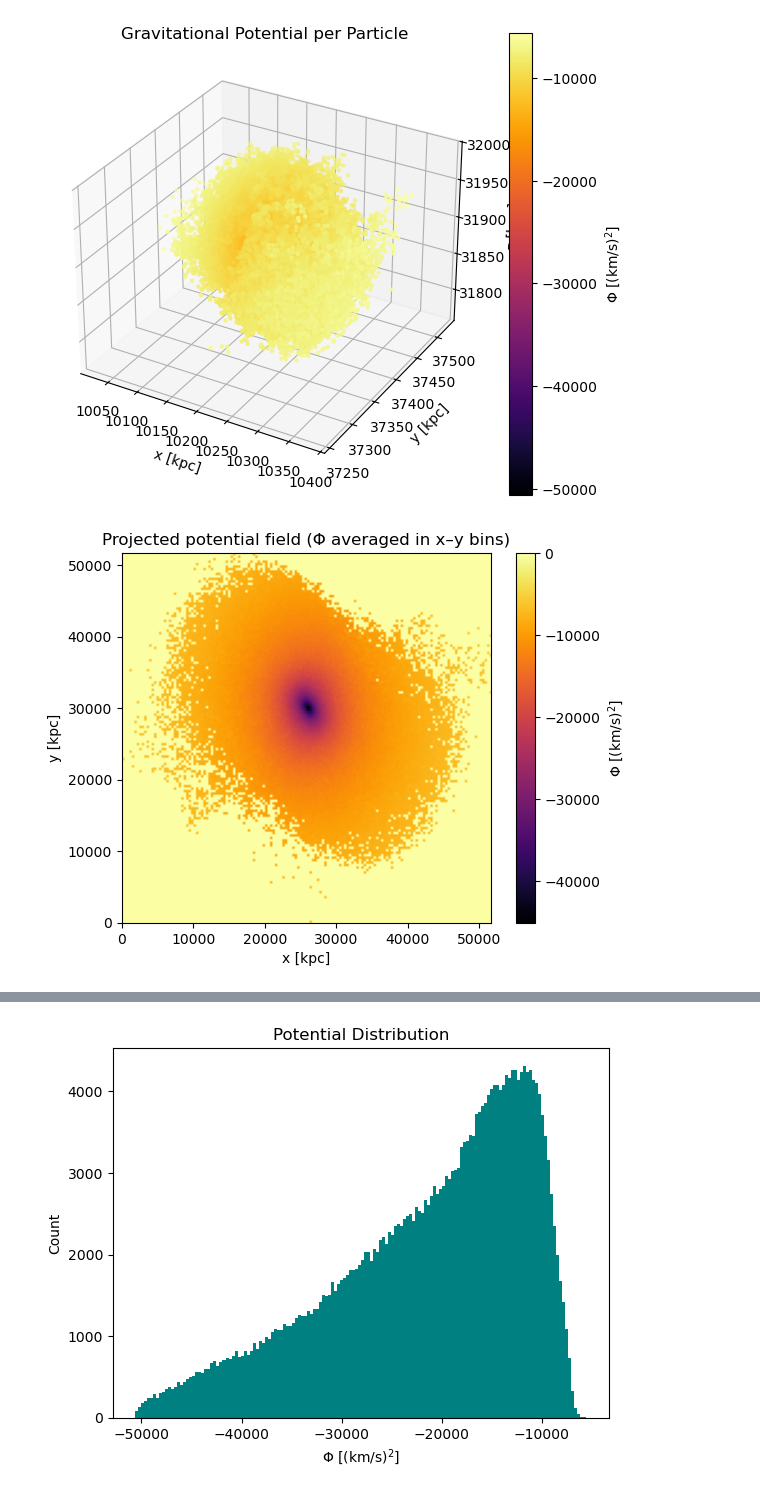
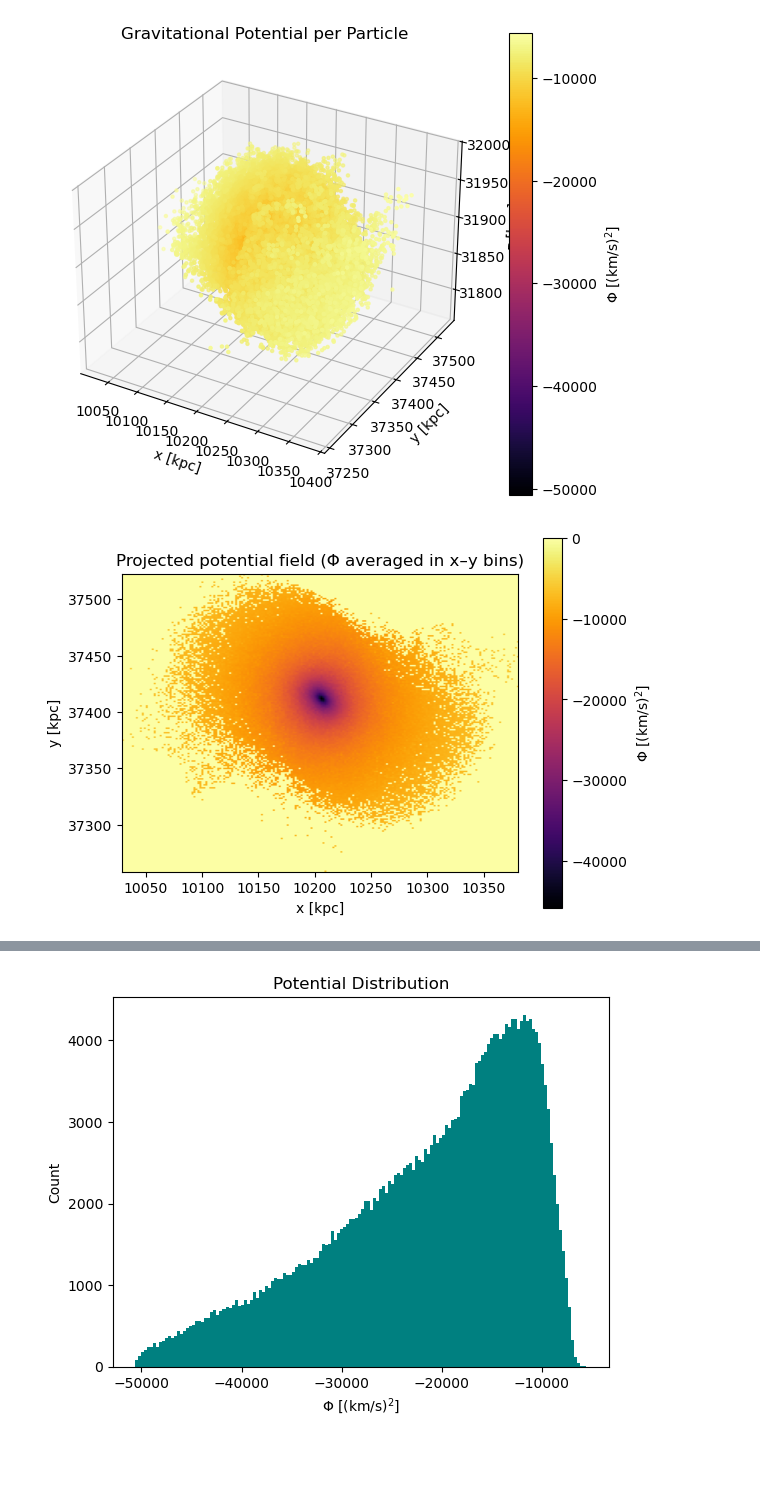
Before and after one commit to gvansan/TANA_notebooks, a Jupyter notebook: Project/hdf5_file_mathijs.ipynb, the cells around one changed output, grey strips where cells are left out. Drawn from its saved outputs; the diff is of its cells as text; code cells hidden in the pictures; blank space fills up the shorter version.

```diff
--- a/Project/hdf5_file_mathijs.ipynb
+++ b/Project/hdf5_file_mathijs.ipynb
@@ -199,7 +199,7 @@ def compute_potential(positions, m_particle,
             r = coms[node_idx] - pos
 
             # Apply periodic boundary conditions (minimum image convention)
-            r = r - BoxSize * np.round(r / BoxSize)
+            #r = r - BoxSize * np.round(r / BoxSize)
 
             dist = np.sqrt((r * r).sum()) + eps
 
@@ -272,20 +272,28 @@ plt.show()
 [figure]
 # %%
 #Not so much to see so project everything on x and y axis and smoothen in bins
-bins = 150
-H, xedges, yedges = np.histogram2d(coordinates[:,0], coordinates[:,1],
-                                   bins=bins, weights=potentials)
-counts, _, _ = np.histogram2d(coordinates[:,0], coordinates[:,1],
+x = coordinates[:,0]
+y = coordinates[:,1]
+z = coordinates[:,2]
+
+xmin, xmax = x.min(), x.max()
+ymin, ymax = y.min(), y.max()
+zmin, zmax = z.min(), z.max()
+
+bins = 200
+H, xedges, yedges = np.histogram2d(x, y,
+                                   bins=bins, range = ((xmin, xmax), (ymin, ymax)), weights=potentials)
+counts, _, _ = np.histogram2d(x,y, range=((xmin, xmax), (ymin, ymax)),
                               bins=bins)
 phi_map = H / np.maximum(counts, 1)  # avoid divide by zero
 
 plt.imshow(phi_map.T, origin='lower',
-           extent=(0, size, 0, size),
+           extent=(xmin, xmax, ymin, ymax),
            cmap='inferno')
 plt.colorbar(label=r'$\Phi$ [(km/s)$^2$]')
 plt.xlabel("x [kpc]")
 plt.ylabel("y [kpc]")
 plt.title("Projected potential field (Φ averaged in x–y bins)")
 plt.show()
 # %% [output]
-[figure, old version]
+[figure, new version]
```
Also changed, not shown: parts of 5 cells of this notebook.
